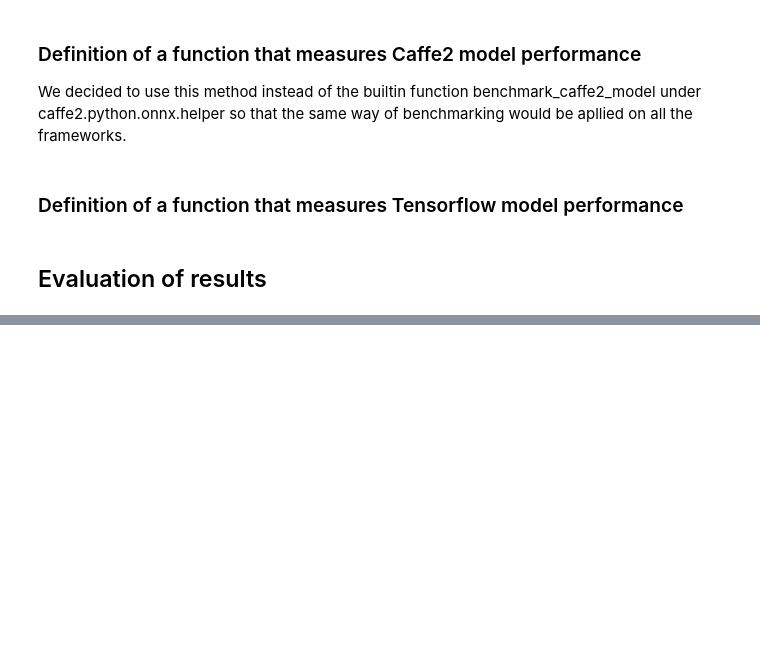
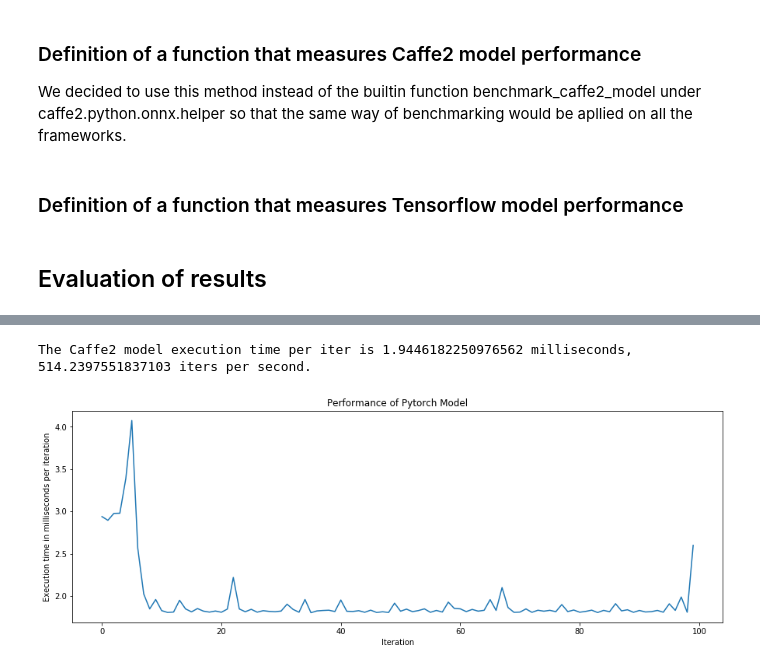
Before and after one commit to marouenez/Correctness_Verification_Performance_Comparison, a Jupyter notebook: CorrectnessVerificationAndPerformanceComparison.ipynb, the cells around one changed output, grey strips where cells are left out. Saved outputs shown, nothing was run; the diff lists cells and outputs as text; code cells hidden in the pictures; blank space fills up the shorter version.

```diff
--- a/CorrectnessVerificationAndPerformanceComparison.ipynb
+++ b/CorrectnessVerificationAndPerformanceComparison.ipynb
@@ -208,16 +229,18 @@ We decided to use this method instead of the builtin function benchmark_caffe2_m
     '''
     for _i in range(warmup_iters):
         ws, caffe2_results = c2_native_run_net(init_net, predict_net, inputs)
-
+    execution_times = []
     total_time = 0.0
     for _i in range(main_iters):
         ts = time.time()
         ws, caffe2_results = c2_native_run_net(init_net, predict_net, inputs)
         te = time.time()
         total_time += te - ts
+        execution_times.append((te - ts)*1000)
     print("The Caffe2 model execution time per iter is {} milliseconds, "
           "{} iters per second.".format(total_time / main_iters * 1000,
                                         main_iters / total_time))
+    return execution_times
 # %% [markdown]
 ### Definition of a function that measures Tensorflow model performance
 # %%
@@ -255,0 +284,11 @@ The Tensorflow model execution time per iter is 18.066928386688232 milliseconds,
+# %%
+plt.figure(figsize=(15,5))
+performce_models_dict['caffe2']=performance_caffe2_model(init_net, predict_net,caffe2_inputs, warmup_iters=3, main_iters=100)
+plt.plot(performce_models_dict['caffe2'])
+plt.ylabel('Execution time in milliseconds per iteration')
+plt.xlabel('Iteration')
+plt.title('Performance of Pytorch Model')
+plt.show()
+# %% [output]
+The Caffe2 model execution time per iter is 1.9446182250976562 milliseconds, 514.2397551837103 iters per second.
+[figure, added]
```
Also changed, not shown: parts of 10 cells of this notebook, 1 other file.
